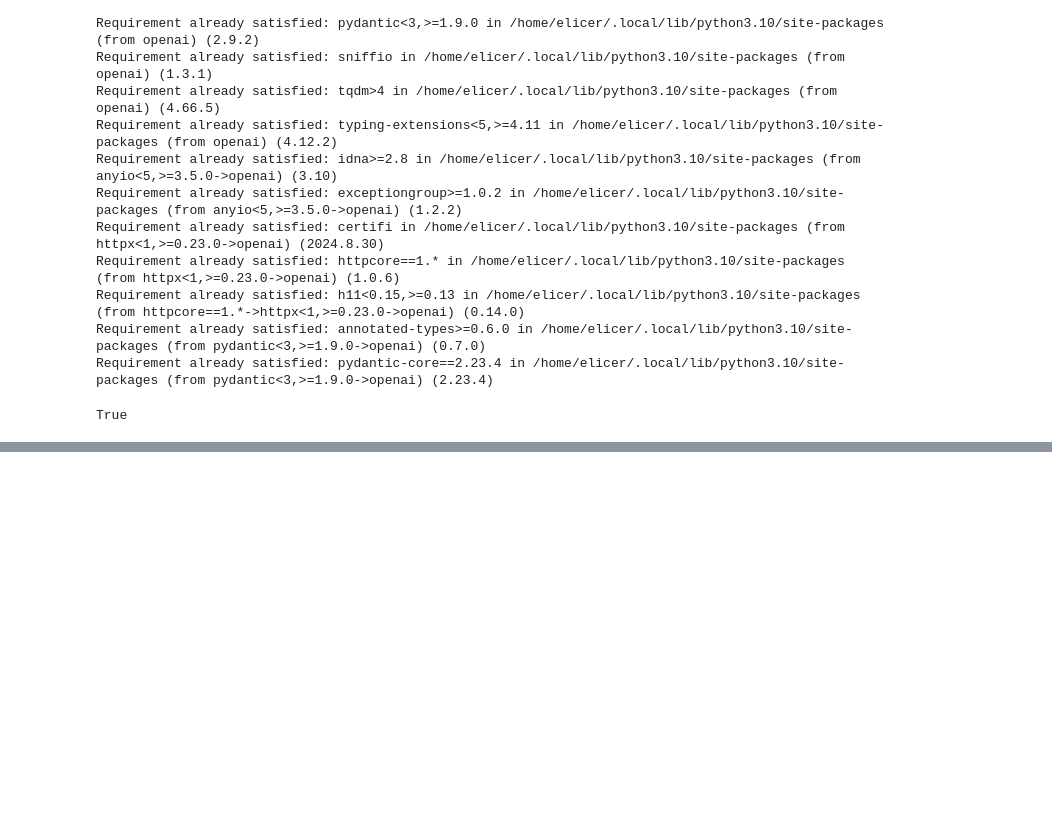
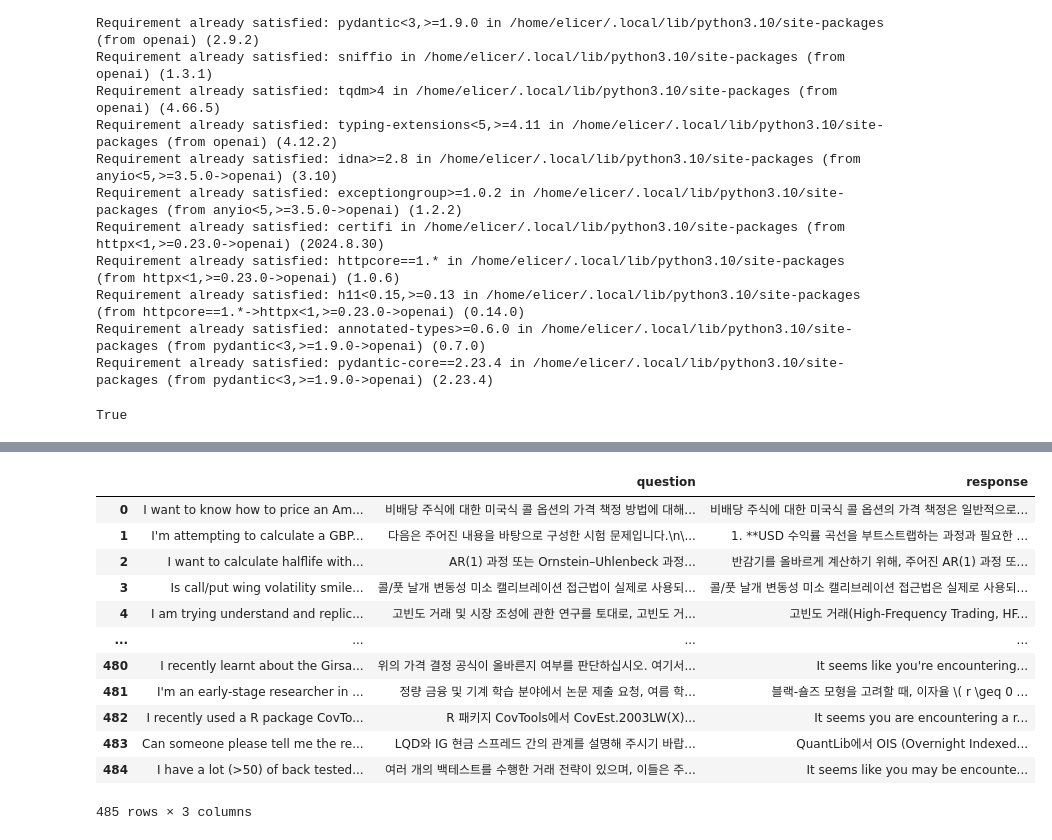
Before and after one commit to LDC-ai/KRX_LLM, a Jupyter notebook: web_text_tutorial.ipynb, the cells around one changed output, grey strips where cells are left out. Drawn from its saved outputs; the diff is of its cells as text; code cells hidden in the pictures; blank space fills up the shorter version.

```diff
--- a/web_text_tutorial.ipynb
+++ b/web_text_tutorial.ipynb
@@ -227,0 +421,28 @@ df.head()
+# %%
+# 데이터셋 로드
+ds1 = load_dataset('LDC-ai/dataset')['train']
+
+df1 = pd.DataFrame(ds1)
+
+df_cleaned1 = df1[
+    (df1['question'] != "Error: Missing question") &
+    (df1['response'] != "Error: Missing response")
+]
+
+df1 = df_cleaned1.reset_index(drop=True)
+
+df1
+# %% [output]
+|  |  | question | response |
+| 0 | I want to know how to price an Am... | 비배당 주식에 대한 미국식 콜 옵션의 가격 책정 방법에 대해... | 비배당 주식에 대한 미국식 콜 옵션의 가격 책정은 일반적으로... |
+| 1 | I'm attempting to calculate a GBP... | 다음은 주어진 내용을 바탕으로 구성한 시험 문제입니다.\n\... | 1. **USD 수익률 곡선을 부트스트랩하는 과정과 필요한 ... |
+| 2 | I want to calculate halflife with... | AR(1) 과정 또는 Ornstein–Uhlenbeck 과정... | 반감기를 올바르게 계산하기 위해, 주어진 AR(1) 과정 또... |
+| 3 | Is call/put wing volatility smile... | 콜/풋 날개 변동성 미소 캘리브레이션 접근법이 실제로 사용되... | 콜/풋 날개 변동성 미소 캘리브레이션 접근법은 실제로 사용되... |
+| 4 | I am trying understand and replic... | 고빈도 거래 및 시장 조성에 관한 연구를 토대로, 고빈도 거... | 고빈도 거래(High-Frequency Trading, HF... |
+| ... | ... | ... | ... |
+| 480 | I recently learnt about the Girsa... | 위의 가격 결정 공식이 올바른지 여부를 판단하십시오. 여기서... | It seems like you're encountering... |
+| 481 | I'm an early-stage researcher in ... | 정량 금융 및 기계 학습 분야에서 논문 제출 요청, 여름 학... | 블랙-숄즈 모형을 고려할 때, 이자율 \( r \geq 0 ... |
+| 482 | I recently used a R package CovTo... | R 패키지 CovTools에서 CovEst.2003LW(X)... | It seems you are encountering a r... |
+| 483 | Can someone please tell me the re... | LQD와 IG 현금 스프레드 간의 관계를 설명해 주시기 바랍... | QuantLib에서 OIS (Overnight Indexed... |
+| 484 | I have a lot (>50) of back tested... | 여러 개의 백테스트를 수행한 거래 전략이 있으며, 이들은 주... | It seems like you may be encounte... |
+485 rows × 3 columns
```
Also changed, not shown: parts of 20 cells of this notebook, 3 other files.
